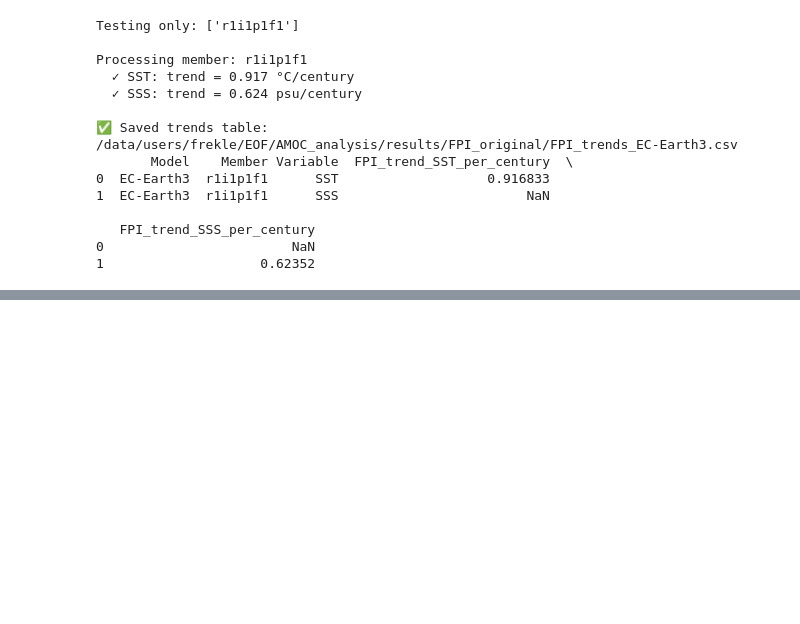
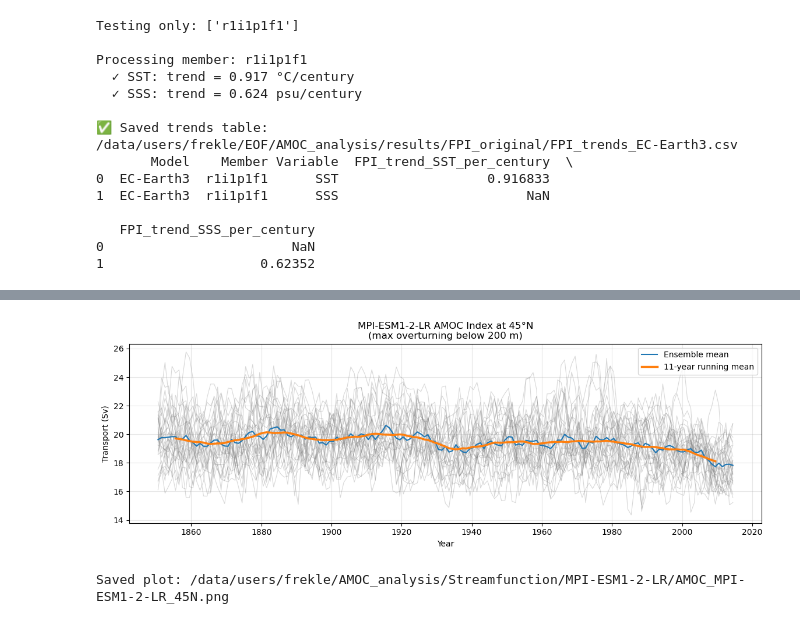
Before and after one commit to frejahk9/Master-thesis-2026, a Jupyter notebook: AMOC_analysis/AMOC_analysis.ipynb, the cells around one changed output, grey strips where cells are left out. Saved outputs shown, nothing was run; the diff lists cells and outputs as text; code cells hidden in the pictures; blank space fills up the shorter version.

```diff
--- a/AMOC_analysis/AMOC_analysis.ipynb
+++ b/AMOC_analysis/AMOC_analysis.ipynb
@@ -378,0 +1092,73 @@ Processing member: r1i1p1f1
+# %%
+#!/usr/bin/env python3
+# ============================================================
+# PLOT AMOC TIME SERIES (from extracted AMOC NetCDF)
+#
+# Plots:
+#   - ensemble mean
+#   - 11-year smoothed ensemble mean
+#   - optional member spread
+#
+# Works for IPSL, MPI, CESM
+# ============================================================
+
+import xarray as xr
+import matplotlib.pyplot as plt
+import os
+
+# -----------------------------
+# USER CONFIG
+# -----------------------------
+MODEL = "MPI-ESM1-2-LR"        # "MPI-ESM1-2-LR", "IPSL-CM6A-LR", "CESM2"
+LAT = 45               # 26 or 45
+SHOW_MEMBERS = True  # set True if you want to see member spread
+
+AMOC_FILE = f"/data/users/frekle/AMOC_analysis/AMOC_{MODEL}.nc"
+OUTDIR = f"/data/users/frekle/AMOC_analysis/Streamfunction/{MODEL}"
+os.makedirs(OUTDIR, exist_ok=True)
+
+# -----------------------------
+# LOAD DATA
+# -----------------------------
+ds = xr.open_dataset(AMOC_FILE)
+
+var_member = f"AMOC_{LAT}N_member"
+var_mean   = f"AMOC_{LAT}N_ensmean"
+var_smooth = f"AMOC_{LAT}N_smooth"
+
+time = ds["time"]
+mean_ts   = ds[var_mean]
+smooth_ts = ds[var_smooth]
+
+# -----------------------------
+# PLOT
+# -----------------------------
+plt.figure(figsize=(14, 4))
+
+if SHOW_MEMBERS and "member" in ds[var_member].dims:
+    for m in range(ds[var_member].sizes["member"]):
+        plt.plot(
+            time,
+            ds[var_member].isel(member=m),
+            color="gray",
+            alpha=0.3,
+            lw=0.8
+        )
+
+plt.plot(time, mean_ts, label="Ensemble mean", lw=1.5)
+plt.plot(time, smooth_ts, label="11-year running mean", lw=2.5)
+
+plt.title(f"{MODEL} AMOC Index at {LAT}°N\n(max overturning below 200 m)")
+plt.xlabel("Year")
+plt.ylabel("Transport (Sv)")
+plt.grid(alpha=0.3)
+plt.legend()
+
+outfile = f"{OUTDIR}/AMOC_{MODEL}_{LAT}N.png"
+# plt.savefig(outfile, dpi=150, bbox_inches="tight")
+plt.show()
+
+print(f"Saved plot: {outfile}")
+# %% [output]
+[figure, added]
+Saved plot: /data/users/frekle/AMOC_analysis/Streamfunction/MPI-ESM1-2-LR/AMOC_MPI-ESM1-2-LR_45N.png
```
Also changed, not shown: parts of 28 cells of this notebook, 9 other files.
